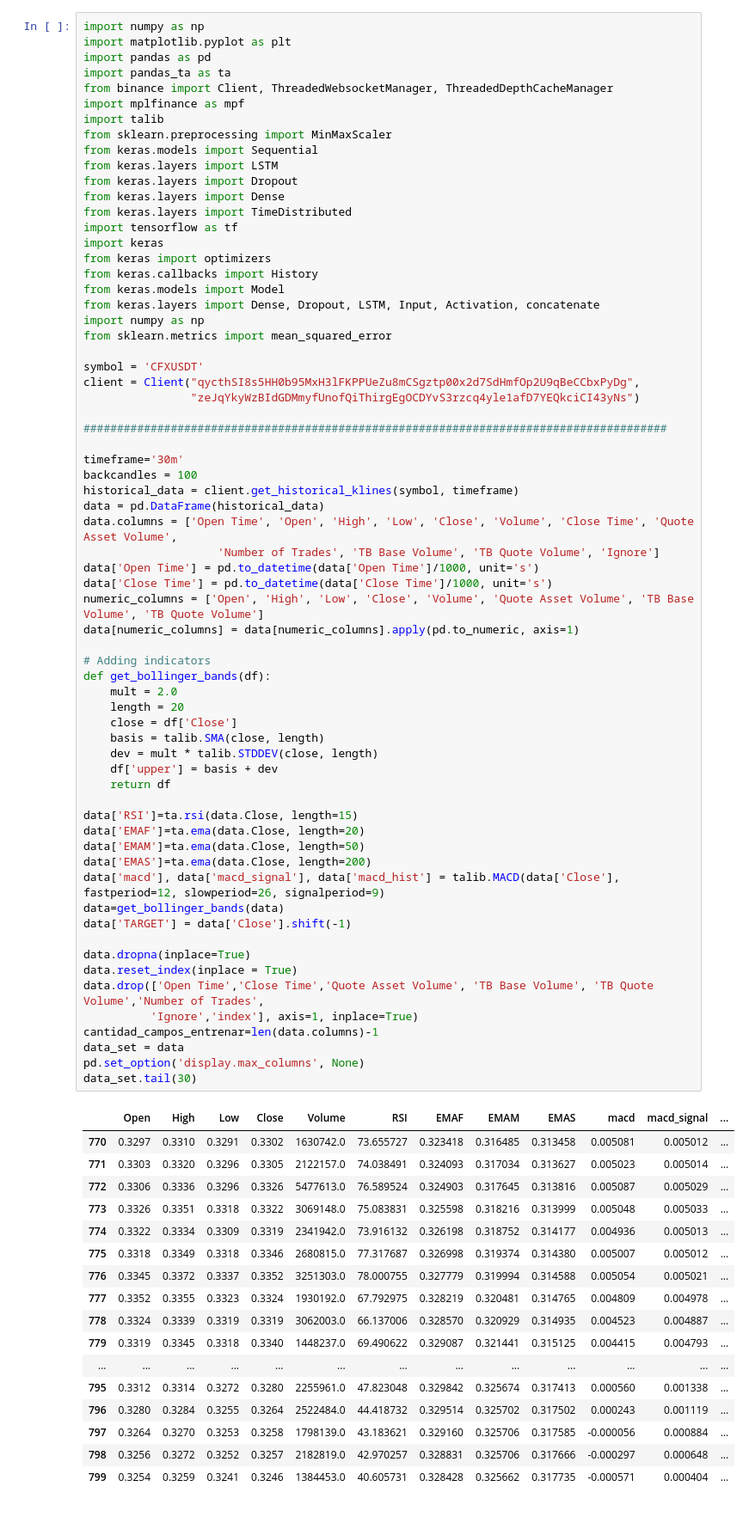
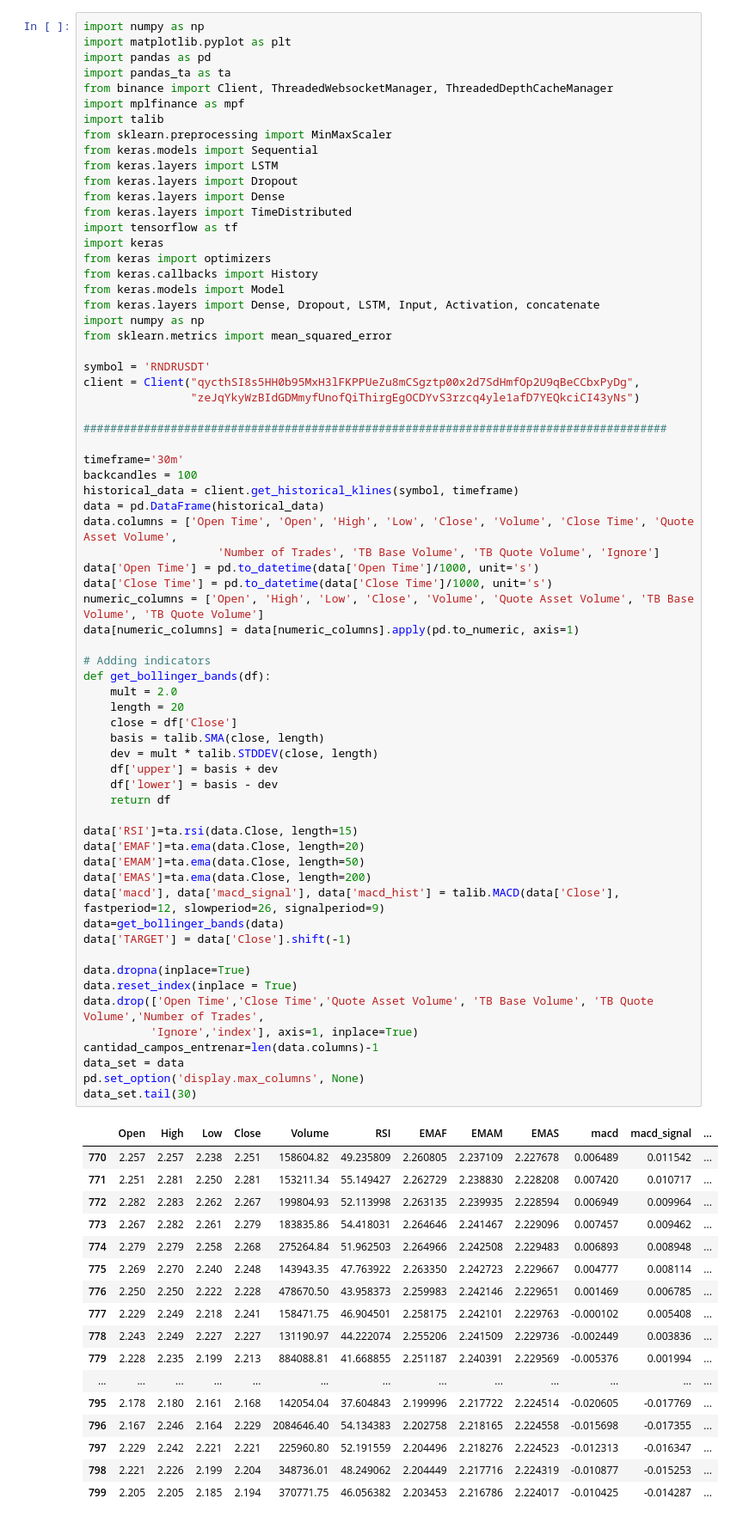
Before and after one commit to luisgomezzz/luchocrypto, a Jupyter notebook: predictor/predictor.ipynb, the cells around one changed output. Shown at 86% size. Drawn from its saved outputs; the diff is of its cells as text.

```diff
--- a/predictor/predictor.ipynb
+++ b/predictor/predictor.ipynb
@@ -21,7 +21,7 @@ from keras.layers import Dense, Dropout, LSTM, Input, Activation, concatenate
 import numpy as np
 from sklearn.metrics import mean_squared_error
 
-symbol = 'CFXUSDT'
+symbol = 'RNDRUSDT'
 client = Client("qycthSI8s5HH0b95MxH3lFKPPUeZu8mCSgztp00x2d7SdHmfOp2U9qBeCCbxPyDg",
                 "zeJqYkyWzBIdGDMmyfUnofQiThirgEgOCDYvS3rzcq4yle1afD7YEQkciCI43yNs")
 
@@ -39,49 +39,50 @@ numeric_columns = ['Open', 'High', 'Low', 'Close', 'Volume', 'Quote Asset Volume
 data[numeric_columns] = data[numeric_columns].apply(pd.to_numeric, axis=1)
 
 # Adding indicators
 def get_bollinger_bands(df):
     mult = 2.0
     length = 20
     close = df['Close']
     basis = talib.SMA(close, length)
     dev = mult * talib.STDDEV(close, length)
     df['upper'] = basis + dev
+    df['lower'] = basis - dev
     return df
 
 data['RSI']=ta.rsi(data.Close, length=15)
 data['EMAF']=ta.ema(data.Close, length=20)
 data['EMAM']=ta.ema(data.Close, length=50)
 data['EMAS']=ta.ema(data.Close, length=200)
 data['macd'], data['macd_signal'], data['macd_hist'] = talib.MACD(data['Close'], fastperiod=12, slowperiod=26, signalperiod=9)
 data=get_bollinger_bands(data)
 data['TARGET'] = data['Close'].shift(-1)
 
 data.dropna(inplace=True)
 data.reset_index(inplace = True)
 data.drop(['Open Time','Close Time','Quote Asset Volume', 'TB Base Volume', 'TB Quote Volume','Number of Trades',
           'Ignore','index'], axis=1, inplace=True)
 cantidad_campos_entrenar=len(data.columns)-1
 data_set = data
 pd.set_option('display.max_columns', None)
 data_set.tail(30)
 # %% [output]
 |  | Open | High | Low | Close | Volume | RSI | EMAF | EMAM | EMAS | macd | macd_signal | ... |
-| 770 | 0.3297 | 0.3310 | 0.3291 | 0.3302 | 1630742.0 | 73.655727 | 0.323418 | 0.316485 | 0.313458 | 0.005081 | 0.005012 | ... |
-| 771 | 0.3303 | 0.3320 | 0.3296 | 0.3305 | 2122157.0 | 74.038491 | 0.324093 | 0.317034 | 0.313627 | 0.005023 | 0.005014 | ... |
-| 772 | 0.3306 | 0.3336 | 0.3296 | 0.3326 | 5477613.0 | 76.589524 | 0.324903 | 0.317645 | 0.313816 | 0.005087 | 0.005029 | ... |
-| 773 | 0.3326 | 0.3351 | 0.3318 | 0.3322 | 3069148.0 | 75.083831 | 0.325598 | 0.318216 | 0.313999 | 0.005048 | 0.005033 | ... |
-| 774 | 0.3322 | 0.3334 | 0.3309 | 0.3319 | 2341942.0 | 73.916132 | 0.326198 | 0.318752 | 0.314177 | 0.004936 | 0.005013 | ... |
-| 775 | 0.3318 | 0.3349 | 0.3318 | 0.3346 | 2680815.0 | 77.317687 | 0.326998 | 0.319374 | 0.314380 | 0.005007 | 0.005012 | ... |
-| 776 | 0.3345 | 0.3372 | 0.3337 | 0.3352 | 3251303.0 | 78.000755 | 0.327779 | 0.319994 | 0.314588 | 0.005054 | 0.005021 | ... |
-| 777 | 0.3352 | 0.3355 | 0.3323 | 0.3324 | 1930192.0 | 67.792975 | 0.328219 | 0.320481 | 0.314765 | 0.004809 | 0.004978 | ... |
-| 778 | 0.3324 | 0.3339 | 0.3319 | 0.3319 | 3062003.0 | 66.137006 | 0.328570 | 0.320929 | 0.314935 | 0.004523 | 0.004887 | ... |
-| 779 | 0.3319 | 0.3345 | 0.3318 | 0.3340 | 1448237.0 | 69.490622 | 0.329087 | 0.321441 | 0.315125 | 0.004415 | 0.004793 | ... |
+| 770 | 2.257 | 2.257 | 2.238 | 2.251 | 158604.82 | 49.235809 | 2.260805 | 2.237109 | 2.227678 | 0.006489 | 0.011542 | ... |
+| 771 | 2.251 | 2.281 | 2.250 | 2.281 | 153211.34 | 55.149427 | 2.262729 | 2.238830 | 2.228208 | 0.007420 | 0.010717 | ... |
+| 772 | 2.282 | 2.283 | 2.262 | 2.267 | 199804.93 | 52.113998 | 2.263135 | 2.239935 | 2.228594 | 0.006949 | 0.009964 | ... |
+| 773 | 2.267 | 2.282 | 2.261 | 2.279 | 183835.86 | 54.418031 | 2.264646 | 2.241467 | 2.229096 | 0.007457 | 0.009462 | ... |
+| 774 | 2.279 | 2.279 | 2.258 | 2.268 | 275264.84 | 51.962503 | 2.264966 | 2.242508 | 2.229483 | 0.006893 | 0.008948 | ... |
+| 775 | 2.269 | 2.270 | 2.240 | 2.248 | 143943.35 | 47.763922 | 2.263350 | 2.242723 | 2.229667 | 0.004777 | 0.008114 | ... |
+| 776 | 2.250 | 2.250 | 2.222 | 2.228 | 478670.50 | 43.958373 | 2.259983 | 2.242146 | 2.229651 | 0.001469 | 0.006785 | ... |
+| 777 | 2.229 | 2.249 | 2.218 | 2.241 | 158471.75 | 46.904501 | 2.258175 | 2.242101 | 2.229763 | -0.000102 | 0.005408 | ... |
+| 778 | 2.243 | 2.249 | 2.227 | 2.227 | 131190.97 | 44.222074 | 2.255206 | 2.241509 | 2.229736 | -0.002449 | 0.003836 | ... |
+| 779 | 2.228 | 2.235 | 2.199 | 2.213 | 884088.81 | 41.668855 | 2.251187 | 2.240391 | 2.229569 | -0.005376 | 0.001994 | ... |
 | ... | ... | ... | ... | ... | ... | ... | ... | ... | ... | ... | ... | ... |
-| 795 | 0.3312 | 0.3314 | 0.3272 | 0.3280 | 2255961.0 | 47.823048 | 0.329842 | 0.325674 | 0.317413 | 0.000560 | 0.001338 | ... |
-| 796 | 0.3280 | 0.3284 | 0.3255 | 0.3264 | 2522484.0 | 44.418732 | 0.329514 | 0.325702 | 0.317502 | 0.000243 | 0.001119 | ... |
-| 797 | 0.3264 | 0.3270 | 0.3253 | 0.3258 | 1798139.0 | 43.183621 | 0.329160 | 0.325706 | 0.317585 | -0.000056 | 0.000884 | ... |
-| 798 | 0.3256 | 0.3272 | 0.3252 | 0.3257 | 2182819.0 | 42.970257 | 0.328831 | 0.325706 | 0.317666 | -0.000297 | 0.000648 | ... |
-| 799 | 0.3254 | 0.3259 | 0.3241 | 0.3246 | 1384453.0 | 40.605731 | 0.328428 | 0.325662 | 0.317735 | -0.000571 | 0.000404 | ... |
+| 795 | 2.178 | 2.180 | 2.161 | 2.168 | 142054.04 | 37.604843 | 2.199996 | 2.217722 | 2.224514 | -0.020605 | -0.017769 | ... |
+| 796 | 2.167 | 2.246 | 2.164 | 2.229 | 2084646.40 | 54.134383 | 2.202758 | 2.218165 | 2.224558 | -0.015698 | -0.017355 | ... |
+| 797 | 2.229 | 2.242 | 2.221 | 2.221 | 225960.80 | 52.191559 | 2.204496 | 2.218276 | 2.224523 | -0.012313 | -0.016347 | ... |
+| 798 | 2.221 | 2.226 | 2.199 | 2.204 | 348736.01 | 48.249062 | 2.204449 | 2.217716 | 2.224319 | -0.010877 | -0.015253 | ... |
+| 799 | 2.205 | 2.205 | 2.185 | 2.194 | 370771.75 | 46.056382 | 2.203453 | 2.216786 | 2.224017 | -0.010425 | -0.014287 | ... |
 # %%
 sc = MinMaxScaler(feature_range=(0,1))
 data_set_scaled = sc.fit_transform(data_set)
```
Also changed, not shown: parts of 4 cells of this notebook, 2 other files.
